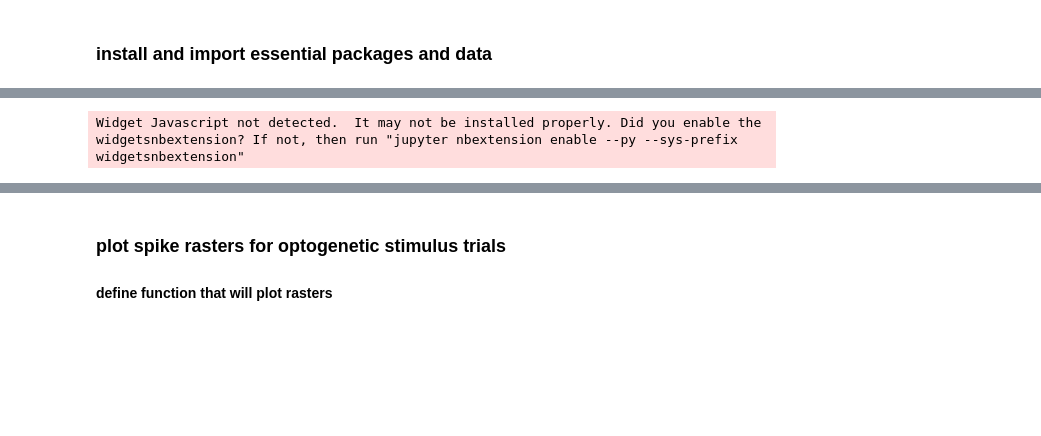
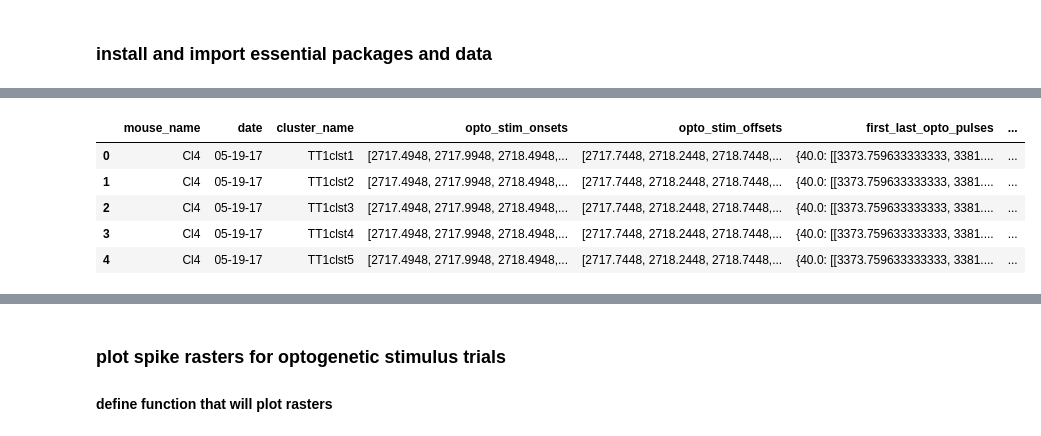
Before and after one commit to efinkel/Claustrum_analysis, a Jupyter notebook: Optogenetic_analysis_notebook-Copy1.ipynb, the cells around one changed output, grey strips where cells are left out. Saved outputs shown, nothing was run; the diff lists cells and outputs as text; code cells hidden in the pictures; blank space fills up the shorter version.

```diff
--- a/Optogenetic_analysis_notebook-Copy1.ipynb
+++ b/Optogenetic_analysis_notebook-Copy1.ipynb
@@ -23,45 +21,43 @@ C:\Users\PC\Documents\GitHub\Claustrum_analysis\Files for Eric
 # %%
-task_data_files = glob.glob("Log_Cl*")
-opto_data_files = glob.glob("Opto_log_Cl*")
-opto_spike_files = glob.glob("optoSpikes_log_Cl*")
-opto_wave_files = glob.glob("waveform_log_Cl*")
+# task_data_files = glob.glob("Log_Cl*")
+# opto_data_files = glob.glob("Opto_log_Cl*")
+# opto_spike_files = glob.glob("optoSpikes_log_Cl*")
+# opto_wave_files = glob.glob("waveform_log_Cl*")
 
-column_names1 =['mouse_name', 'date','block_type', 'trial_type', 'touch_stimulus',
-                'vis_stimulus', 'response', 'trial_num', 'stim_onset', 'stim_offset',
-                'licks_right', 'licks_left', 'spike_times', 'cluster_name' ]
-column_names2 = ['mouse_name', 'date', 'cluster_name', 'opto_stim_onsets','opto_stim_offsets']
-column_names3 = np.concatenate((['mouse_name', 'date', 'cluster_name', 'spikes'],
-                                ['waveform_'+str(i) for i in range(128)]))
+# column_names1 =['mouse_name', 'date','block_type', 'trial_type', 'touch_stimulus',
+#                 'vis_stimulus', 'response', 'trial_num', 'stim_onset', 'stim_offset',
+#                 'licks_right', 'licks_left', 'spike_times', 'cluster_name' ]
+# column_names2 = ['mouse_name', 'date', 'cluster_name', 'opto_stim_onsets','opto_stim_offsets']
+# column_names3 = np.concatenate((['mouse_name', 'date', 'cluster_name', 'spikes'],
+#                                 ['waveform_'+str(i) for i in range(128)]))
 
-log_df = pd.DataFrame([], columns = column_names1)
-opto_log_df = pd.DataFrame([], columns = column_names2)
-opto_spikes_df = pd.DataFrame()
-opto_waves_df = pd.DataFrame()
+# log_df = pd.DataFrame([], columns = column_names1)
+# opto_log_df = pd.DataFrame([], columns = column_names2)
+# opto_spikes_df = pd.DataFrame()
+# opto_waves_df = pd.DataFrame()
 
 
-for file_num in tnrange(len(glob.glob("Log_Cl*"))):
-    mat = sp.io.loadmat(task_data_files[file_num])
-    mat2 = sp.io.loadmat(opto_data_files[file_num])
+# for file_num in tnrange(len(glob.glob("Log_Cl*"))):
+#     mat = sp.io.loadmat(task_data_files[file_num])
+#     mat2 = sp.io.loadmat(opto_data_files[file_num])
 
-    log = mat['log']
-    log2 = mat2['optoTable']
+#     log = mat['log']
+#     log2 = mat2['optoTable']
 
-    indv_log_df = pd.DataFrame(log, columns = column_names1)
+#     indv_log_df = pd.DataFrame(log, columns = column_names1)
 
-    log_df = pd.concat([log_df,indv_log_df])
-    opto_log_df = pd.concat([opto_log_df,pd.DataFrame(log2, columns = column_names2)])
+#     log_df = pd.concat([log_df,indv_log_df])
+#     opto_log_df = pd.concat([opto_log_df,pd.DataFrame(log2, columns = column_names2)])
 
-for fn in range(len(opto_spike_files)):
-    opto_waves_df = pd.concat([opto_waves_df, pd.read_csv(opto_wave_files[fn])])
-    opto_spikes_df = pd.concat([opto_spikes_df, pd.read_csv(opto_spike_files[fn])])
+# for fn in range(len(opto_spike_files)):
+#     opto_waves_df = pd.concat([opto_waves_df, pd.read_csv(opto_wave_files[fn])])
+#     opto_spikes_df = pd.concat([opto_spikes_df, pd.read_csv(opto_spike_files[fn])])
 
-opto_log_df = opto_log_df.reset_index(drop = True)
-opto_spikes_df = opto_spikes_df.reset_index(drop = True)
+# opto_log_df = opto_log_df.reset_index(drop = True)
+# opto_spikes_df = opto_spikes_df.reset_index(drop = True)
 
-##spikes/waves were listed in opto_waves_df by finding all spikes within 0.025s of laser pulse
-##this can cause spikes to be listed more than once when frequency of laser stim was >50hz
-##This will remove double listed spikes:
-opto_waves_df = opto_waves_df.drop_duplicates().reset_index(drop = True)
+# ##spikes/waves were listed in opto_waves_df by finding all spikes within 0.025s of laser pulse
+# ##this can cause spikes to be listed more than once when frequency of laser stim was >50hz
+# ##This will remove double listed spikes:
+# opto_waves_df = opto_waves_df.drop_duplicates().reset_index(drop = True)
-# %% [output]
-Widget Javascript not detected.  It may not be installed properly. Did you enable the widgetsnbextension? If not, then run "jupyter nbextension enable --py --sys-prefix widgetsnbextension"
 # %%
@@ -97,0 +94,13 @@ log_df = log_df.reset_index(drop=True)
+# %%
+opto_log_df = pd.read_hdf('opto_log_df.h5', 'table')
+log_df = pd.read_hdf('log_df.h5', 'table')
+opto_spikes_df = pd.read_hdf('opto_spikes_df.h5', 'table')
+opto_waves_df = pd.read_hdf('opto_waves_df.h5', 'table')
+opto_log_df.head()
+# %% [output]
+|  | mouse_name | date | cluster_name | opto_stim_onsets | opto_stim_offsets | first_last_opto_pulses | ... |
+| 0 | Cl4 | 05-19-17 | TT1clst1 | [2717.4948, 2717.9948, 2718.4948,... | [2717.7448, 2718.2448, 2718.7448,... | {40.0: [[3373.759633333333, 3381.... | ... |
+| 1 | Cl4 | 05-19-17 | TT1clst2 | [2717.4948, 2717.9948, 2718.4948,... | [2717.7448, 2718.2448, 2718.7448,... | {40.0: [[3373.759633333333, 3381.... | ... |
+| 2 | Cl4 | 05-19-17 | TT1clst3 | [2717.4948, 2717.9948, 2718.4948,... | [2717.7448, 2718.2448, 2718.7448,... | {40.0: [[3373.759633333333, 3381.... | ... |
+| 3 | Cl4 | 05-19-17 | TT1clst4 | [2717.4948, 2717.9948, 2718.4948,... | [2717.7448, 2718.2448, 2718.7448,... | {40.0: [[3373.759633333333, 3381.... | ... |
+| 4 | Cl4 | 05-19-17 | TT1clst5 | [2717.4948, 2717.9948, 2718.4948,... | [2717.7448, 2718.2448, 2718.7448,... | {40.0: [[3373.759633333333, 3381.... | ... |
```
Also changed, not shown: parts of 18 cells of this notebook.
